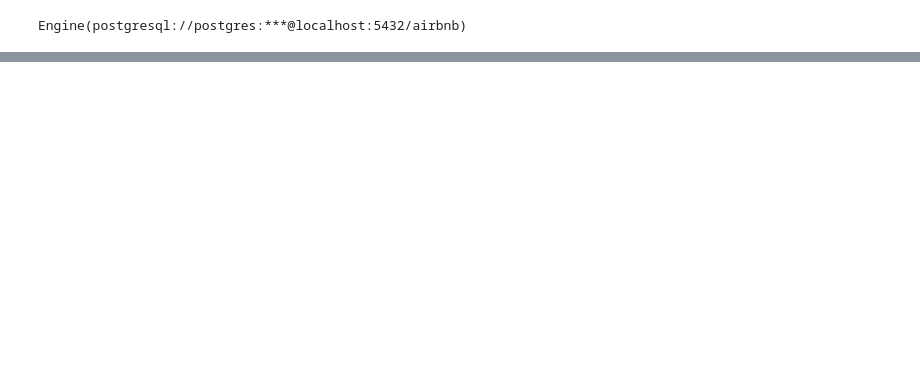
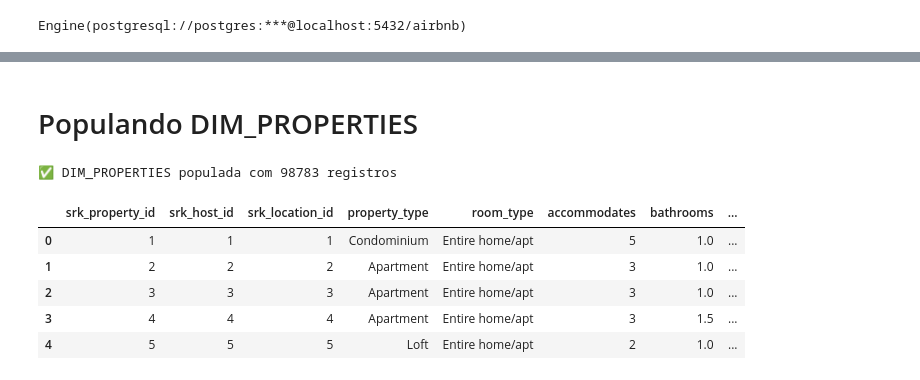
Before and after one commit to WolffStein/Airbnb_2019_Rio, a Jupyter notebook: data_layer/transformer/silver_to_gold.ipynb, the cells around one changed output, grey strips where cells are left out. Saved outputs shown, nothing was run; the diff lists cells and outputs as text; code cells hidden in the pictures; blank space fills up the shorter version.

```diff
--- a/data_layer/transformer/silver_to_gold.ipynb
+++ b/data_layer/transformer/silver_to_gold.ipynb
@@ -128,0 +131,5 @@ with engine.connect() as conn:
+# %%
+# Carregar dados da tabela silver
+df_silver = pd.read_sql("SELECT * FROM silver.airbnb_2019", engine)
+print(f"Registros carregados da camada Silver: {len(df_silver)}")
+df_silver.head()
@@ -128,0 +172,12 @@ with engine.connect() as conn:
+# %%
+# Criar dimensão de localizações (sem duplicatas)
+dim_locations = df_silver[['latitude', 'longitude']].drop_duplicates()
+dim_locations = dim_locations.reset_index(drop=True)
+
+# Inserir no banco (srk_location_id será gerado automaticamente como SERIAL)
+dim_locations.to_sql('dim_locations', schema='gold', con=engine, if_exists='append', index=False)
+
+# Recarregar com os IDs gerados
+dim_locations = pd.read_sql("SELECT * FROM gold.dim_locations", engine)
+print(f"✅ DIM_LOCATIONS populada com {len(dim_locations)} registros")
+dim_locations.head()
@@ -128,0 +192,47 @@ with engine.connect() as conn:
+# %% [markdown]
+# Populando DIM_PROPERTIES
+# %%
+# Fazer merge com dim_hosts para pegar srk_host_id
+df_with_keys = df_silver.merge(
+    dim_hosts[['host_id_original', 'srk_host_id']],
+    left_on='host_id',
+    right_on='host_id_original',
+    how='left'
+)
+
+# Fazer merge com dim_locations para pegar srk_location_id
+df_with_keys = df_with_keys.merge(
+    dim_locations[['latitude', 'longitude', 'srk_location_id']],
+    on=['latitude', 'longitude'],
+    how='left'
+)
+
+# Criar dimensão de propriedades
+dim_properties = df_with_keys[[
+    'srk_host_id', 'srk_location_id', 'property_type', 'room_type',
+    'accommodates', 'bathrooms', 'bedrooms', 'beds', 'bed_type',
+    'instant_bookable', 'is_business_travel_ready', 'cancellation_policy',
+    'n_amenities'
+]].copy()
+
+# Converter tipos numéricos
+dim_properties['accommodates'] = dim_properties['accommodates'].astype('Int64')
+dim_properties['bedrooms'] = dim_properties['bedrooms'].astype('Int64')
+dim_properties['beds'] = dim_properties['beds'].astype('Int64')
+dim_properties['n_amenities'] = dim_properties['n_amenities'].astype('Int64')
+
+# Inserir no banco
+dim_properties.to_sql('dim_properties', schema='gold', con=engine, if_exists='append', index=False)
+
+# Recarregar com os IDs gerados
+dim_properties = pd.read_sql("SELECT * FROM gold.dim_properties", engine)
+print(f"✅ DIM_PROPERTIES populada com {len(dim_properties)} registros")
+dim_properties.head()
+# %% [output]
+✅ DIM_PROPERTIES populada com 98783 registros
+|  | srk_property_id | srk_host_id | srk_location_id | property_type | room_type | accommodates | bathrooms | ... |
+| 0 | 1 | 1 | 1 | Condominium | Entire home/apt | 5 | 1.0 | ... |
+| 1 | 2 | 2 | 2 | Apartment | Entire home/apt | 3 | 1.0 | ... |
+| 2 | 3 | 3 | 3 | Apartment | Entire home/apt | 3 | 1.0 | ... |
+| 3 | 4 | 4 | 4 | Apartment | Entire home/apt | 3 | 1.5 | ... |
+| 4 | 5 | 5 | 5 | Loft | Entire home/apt | 2 | 1.0 | ... |
```
Also changed, not shown: parts of 10 cells of this notebook, 6 other files.
